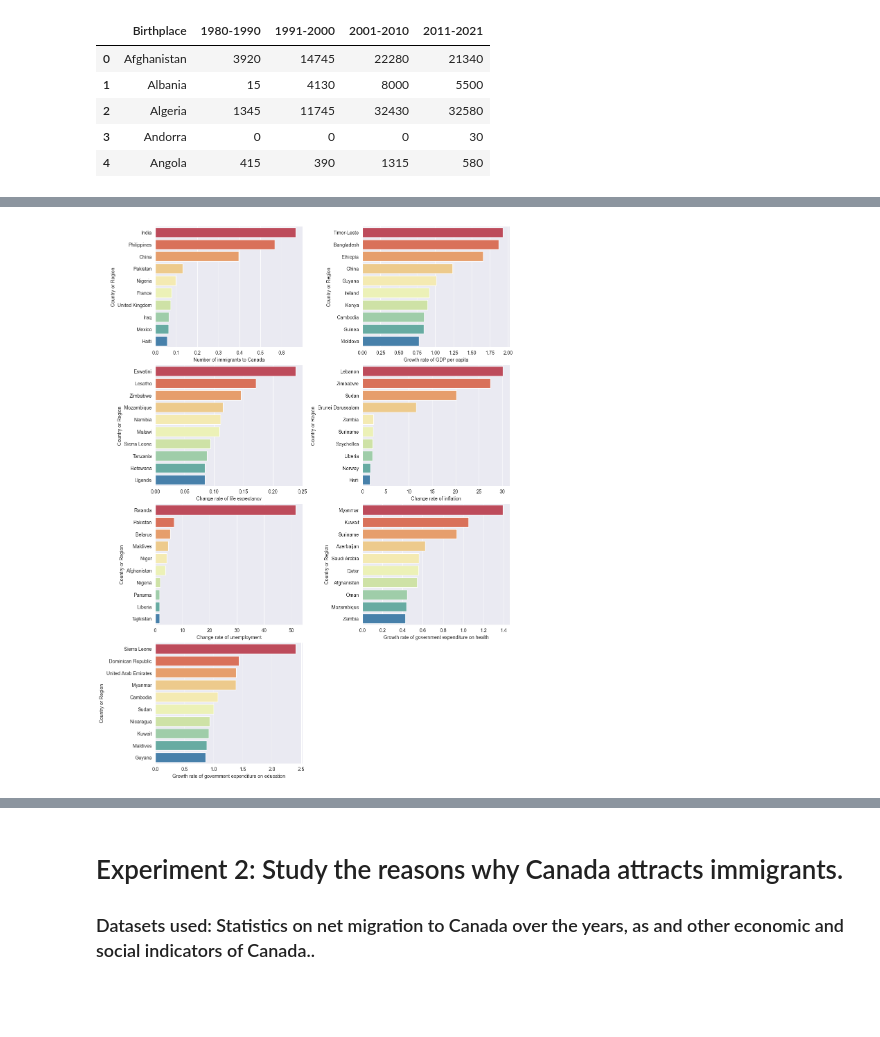
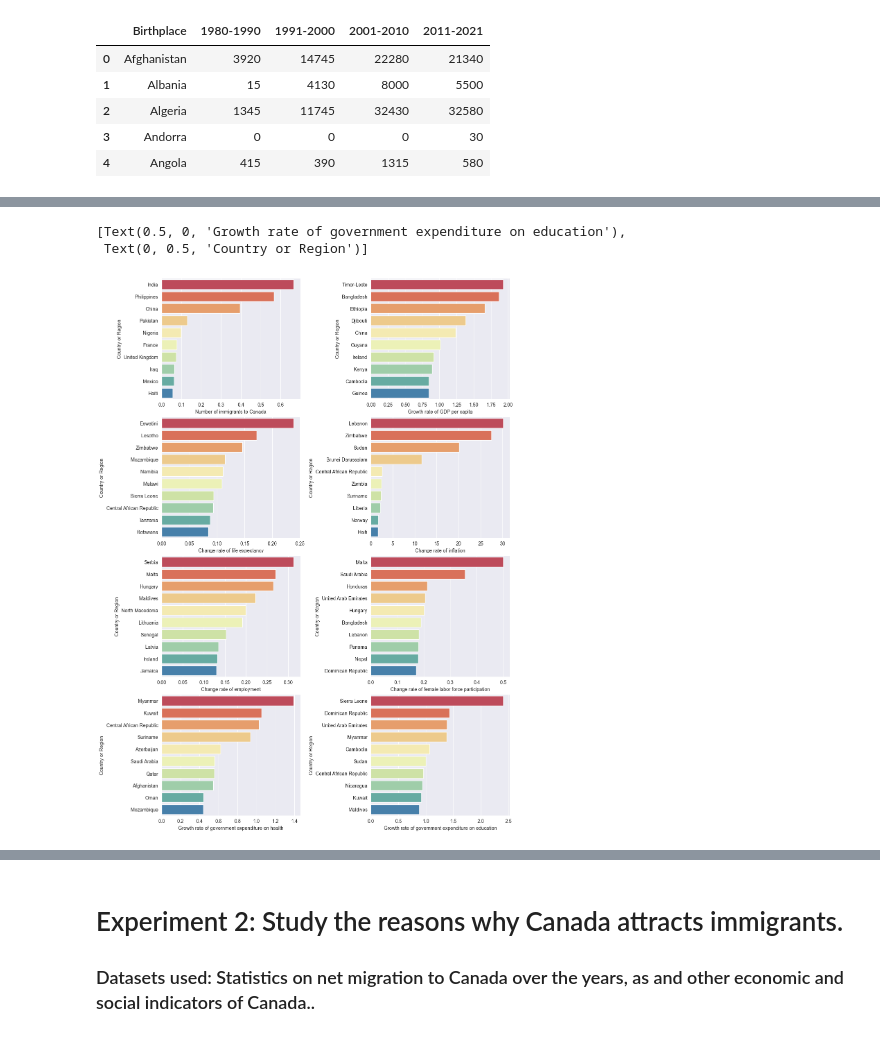
Before and after one commit to Hongwei-Z/CanadianImmigrationStudy, a Jupyter notebook: Main.ipynb, the cells around one changed output, grey strips where cells are left out. Drawn from its saved outputs; the diff is of its cells as text; code cells hidden in the pictures; blank space fills up the shorter version.

Commit message:
Add new datasets, modify experiments

```diff
--- a/Main.ipynb
+++ b/Main.ipynb
@@ -111,12 +114,13 @@ def imputation (file, data, col1, col2):  # csv file, table, index of the two co
 imputation("Datasets/gdp.csv", comb, 1, 2)
 imputation("Datasets/life.csv", comb, 3, 4)
 imputation("Datasets/inflation.csv", comb, 5, 6)
-imputation("Datasets/unemployment.csv", comb, 7, 8)
-imputation("Datasets/health.csv", comb, 9, 10)
-imputation("Datasets/education.csv", comb, 11, 12)
+imputation("Datasets/employment.csv", comb, 7, 8)
+imputation("Datasets/female.csv", comb, 9, 10)
+imputation("Datasets/health.csv", comb, 11, 12)
+imputation("Datasets/education.csv", comb, 13, 14)
 
 # For countries or regions with too much missing data, they are removed because they cannot be imputed.
-comb.dropna(axis=0,subset = ['GDP11', 'GDP21', 'LE11', 'LE21', 'IF11', 'IF21', 'UE11', 'UE21', 'HE11', 'HE21', 'ED11', 'ED21'], inplace=True)
+comb.dropna(axis=0,subset = ['GDP11', 'GDP21', 'LE11', 'LE21', 'IF11', 'IF21', 'EM11', 'EM21', 'FM11', 'FM21', 'HE11', 'HE21', 'ED11', 'ED21'], inplace=True)
 comb = comb.sort_values(by=['Birthplace'])
 comb.reset_index(drop=True, inplace=True)
 print("Number of country/region:", len(comb))
@@ -135,7 +139,7 @@ def increase_rate(num1, num2):
     return float(format((num2 - num1) / num1, '.4f'))
 
 # Generate the dataset to be used.
-a, b, c, d, e, f, g, h = [], [], [], [], [], [], [], []
+a, b, c, d, e, f, g, h, i = [], [], [], [], [], [], [], [], []
 for m in range(len(comb)):
     for n in range(len(im)):
         if comb['Birthplace'][m] == im['Birthplace'][n]:
@@ -144,14 +148,15 @@ for m in range(len(comb)):
             c.append(increase_rate(comb['GDP11'][m], comb['GDP21'][m]))
             d.append(increase_rate(comb['LE11'][m], comb['LE21'][m]))
             e.append(increase_rate(comb['IF11'][m], comb['IF21'][m]))
-            f.append(increase_rate(comb['UE11'][m], comb['UE21'][m]))
-            g.append(increase_rate(comb['HE11'][m], comb['HE21'][m]))
-            h.append(increase_rate(comb['ED11'][m], comb['ED21'][m]))
+            f.append(increase_rate(comb['EM11'][m], comb['EM21'][m]))
+            g.append(increase_rate(comb['FM11'][m], comb['FM21'][m]))
+            h.append(increase_rate(comb['HE11'][m], comb['HE21'][m]))
+            i.append(increase_rate(comb['ED11'][m], comb['ED21'][m]))
 
 # The resulting dataset contains the number of immigrants in Canada from 2011 to 2021 by country or region,
 # and the rate of change for each other indicator over the decade.
 
-dataset = pd.DataFrame({'Birthplace':a, 'Immigration':b, 'GDP_Change':c, 'LE_Change':d, 'IF_Change': e, 'UE_Change': f, 'HE_Change': g, 'ED_Change': h})
+dataset = pd.DataFrame({'Birthplace':a, 'Immigration':b, 'GDP_Change':c, 'LE_Change':d, 'IF_Change': e, 'EM_Change': f, 'FM_Change': g, 'HE_Change': h, 'ED_Change': i})
 print("Number of country/region:", len(dataset))
 dataset.head()
 # %% [output]
@@ -202,24 +207,34 @@ sb.pairplot(dataset)
 # %%
 # Display bar graphs for relevant data.
 fig, axes = plt.subplots(nrows=4, ncols=2, constrained_layout=True, figsize=(12,16))
 
 sb.barplot(x='Immigration', y='Birthplace', data=dataset.nlargest(10, 'Immigration'), ax=axes[0,0], palette="Spectral")\
     .set(xlabel='Number of immigrants to Canada', ylabel='Country or Region')
+
 sb.barplot(x='GDP_Change' ,y='Birthplace', data=dataset.nlargest(10, 'GDP_Change'), ax=axes[0,1], palette="Spectral")\
     .set(xlabel='Growth rate of GDP per capita', ylabel='Country or Region')
+
 sb.barplot(x='LE_Change',y='Birthplace', data=dataset.nlargest(10, 'LE_Change'), ax=axes[1,0], palette="Spectral")\
     .set(xlabel='Change rate of life expectancy', ylabel='Country or Region')
+
 sb.barplot(x='IF_Change' ,y='Birthplace', data=dataset.nlargest(10, 'IF_Change'), ax=axes[1,1], palette="Spectral")\
     .set(xlabel='Change rate of inflation', ylabel='Country or Region')
-sb.barplot(x='UE_Change',y='Birthplace', data=dataset.nlargest(10, 'UE_Change'), ax=axes[2,0], palette="Spectral")\
-    .set(xlabel='Change rate of unemployment', ylabel='Country or Region')
-sb.barplot(x='HE_Change' ,y='Birthplace', data=dataset.nlargest(10, 'HE_Change'), ax=axes[2,1], palette="Spectral")\
+
+sb.barplot(x='EM_Change',y='Birthplace', data=dataset.nlargest(10, 'EM_Change'), ax=axes[2,0], palette="Spectral")\
+    .set(xlabel='Change rate of employment', ylabel='Country or Region')
+
+sb.barplot(x='FM_Change',y='Birthplace', data=dataset.nlargest(10, 'FM_Change'), ax=axes[2,1], palette="Spectral")\
+    .set(xlabel='Change rate of female labor force participation', ylabel='Country or Region')
+
+sb.barplot(x='HE_Change' ,y='Birthplace', data=dataset.nlargest(10, 'HE_Change'), ax=axes[3,0], palette="Spectral")\
     .set(xlabel='Growth rate of government expenditure on health', ylabel='Country or Region')
-sb.barplot(x='ED_Change',y='Birthplace', data=dataset.nlargest(10, 'ED_Change'), ax=axes[3,0], palette="Spectral")\
+
+sb.barplot(x='ED_Change',y='Birthplace', data=dataset.nlargest(10, 'ED_Change'), ax=axes[3,1], palette="Spectral")\
     .set(xlabel='Growth rate of government expenditure on education', ylabel='Country or Region')
-fig.delaxes(axes[3,1])
 # %% [output]
+[Text(0.5, 0, 'Growth rate of government expenditure on education'),
+ Text(0, 0.5, 'Country or Region')]
-[figure, old version]
+[figure, new version]
 # %%
 '''
 Perform Kmeans clustering on the dataset, calculate the silhouette coefficients, and draw the silhouette plots.
```
Also changed, not shown: parts of 18 cells of this notebook, 3 other files.
